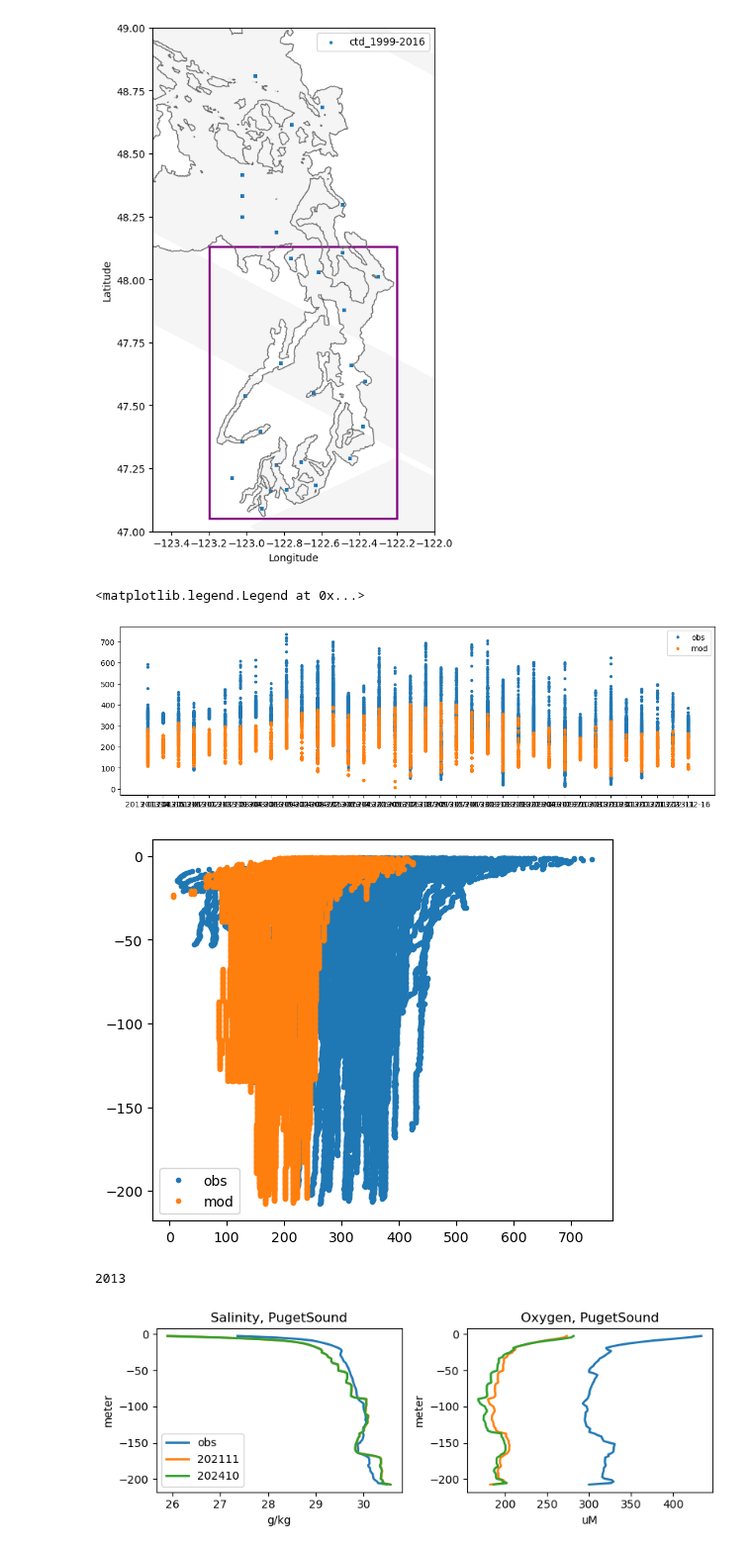
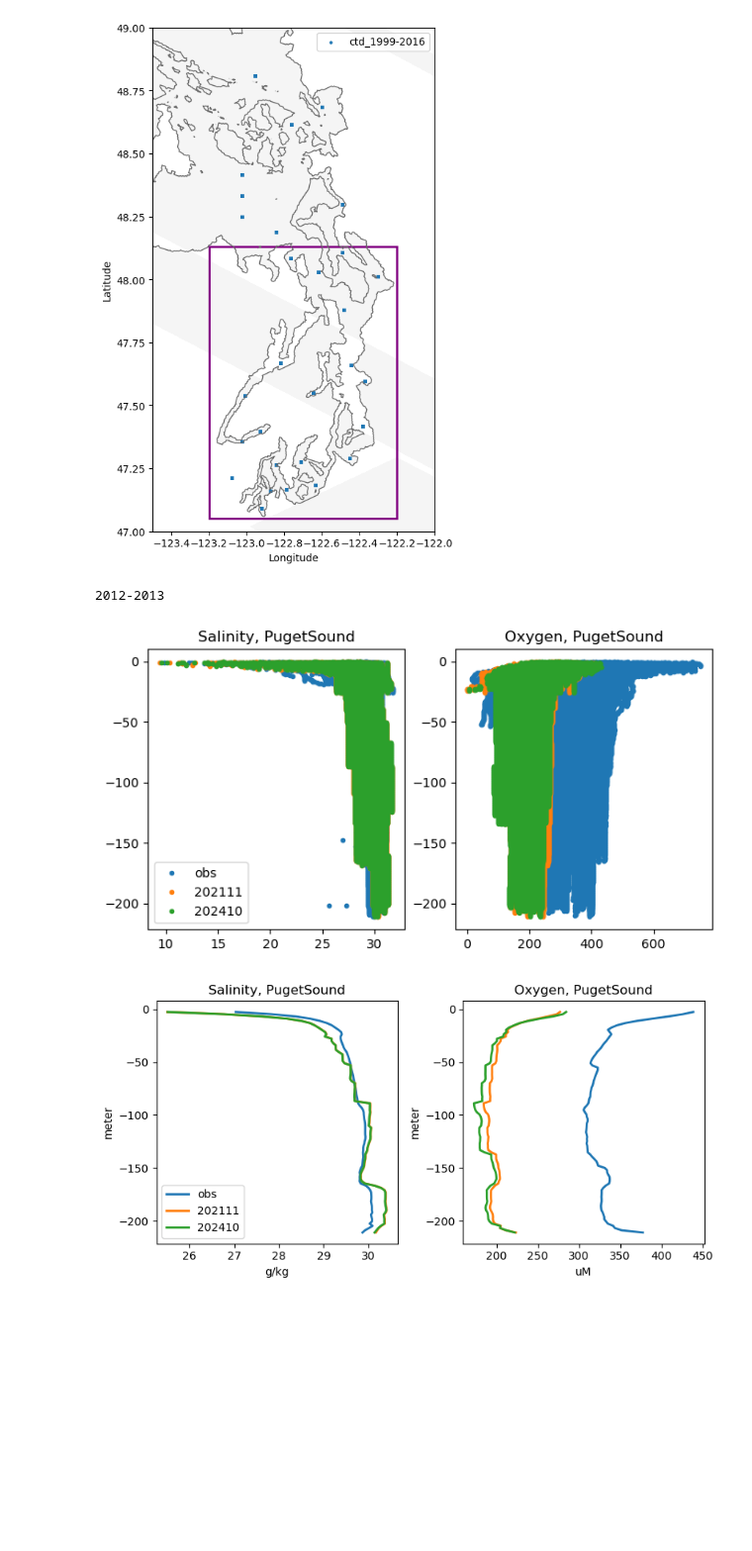
Before and after one commit to SalishSeaCast/analysis-abdoul, a Jupyter notebook: notebooks/Evals202410/Oxygen-202111-202410_PugetSound.ipynb, the cells around one changed output. Shown at 99% size. Cells and saved outputs as stored; diff of their text form; code cells hidden in the pictures; blank space fills up the shorter version.

Commit message:
evals oxygen Puget Sound - 2012-2013, obs from Dakota-UW

```diff
--- a/notebooks/Evals202410/Oxygen-202111-202410_PugetSound.ipynb
+++ b/notebooks/Evals202410/Oxygen-202111-202410_PugetSound.ipynb
@@ -233,11 +233,13 @@ for alpha in range(0,5):
     ctd.to_pickle('/ocean/atall/MOAD/Obs/ecology_fromDakota_UW/fixedTall/{}.p'.format(f'{filename}'))
 # %%
 # hourly matching data
-ctd202111 = pd.read_csv('/ocean/atall/MOAD/ObsModel/202111/ObsModel_202111_ctd_from_UW_20130101_20131231.csv')
-ctd202410 = pd.read_csv('/ocean/atall/MOAD/ObsModel/202410/ObsModel_202410_ctd_from_UW_20130101_20131231.csv')
-# daily matching data
-#ctd202111 = pd.read_csv('/ocean/atall/MOAD/ObsModel/202111daily/ObsModel_201905_ctd_from_UW_20130101_20131231.csv')
-#ctd202410 = pd.read_csv('/ocean/atall/MOAD/ObsModel/202410daily/ObsModel_202410_ctd_from_UW_20130101_20131231.csv')
+ctd202111_12 = pd.read_csv('/ocean/atall/MOAD/ObsModel/202111/ObsModel_202111_ctd_from_UW_20120101_20121231.csv')
+ctd202410_12 = pd.read_csv('/ocean/atall/MOAD/ObsModel/202410/ObsModel_202410_ctd_from_UW_20120101_20121231.csv')
+ctd202111_13 = pd.read_csv('/ocean/atall/MOAD/ObsModel/202111/ObsModel_202111_ctd_from_UW_20130101_20131231.csv')
+ctd202410_13 = pd.read_csv('/ocean/atall/MOAD/ObsModel/202410/ObsModel_202410_ctd_from_UW_20130101_20131231.csv')
+
+ctd202111 = pd.concat([ctd202111_12, ctd202111_13], ignore_index=True)
+ctd202410 = pd.concat([ctd202410_12, ctd202410_13], ignore_index=True)
 # %%
 fig, ax = plt.subplots(1,1,figsize=(5, 9))
 lon1,lon2,lat1,lat2 = (-123.2,-122.2,47.05,48.13)
@@ -269,19 +271,6 @@ plt.gca().add_patch(rect)
 # %%
 df_21 = ctd202111[ ctd202111['Lon'].between(lon1, lon2) & ctd202111['Lat'].between(lat1, lat2) ]
 df_24 = ctd202410[ ctd202410['Lon'].between(lon1, lon2) & ctd202410['Lat'].between(lat1, lat2) ]
-# %%
-fig, ax = plt.subplots(1, 1, figsize=(14, 4))
-ax.plot(df_24.dtUTC, df_24.Oxygen_Dissolved ,'.', label='obs')
-ax.plot(df_24.dtUTC, df_24.mod_dissolved_oxygen,'.', label='mod')
-ax.legend()
-fig, ax = plt.subplots(1, 1, figsize=(6, 5))
-ax.plot(df_24.Oxygen_Dissolved, -df_24.Z, '.',label='obs')
-ax.plot(df_24.mod_dissolved_oxygen, -df_24.Z, '.', label='mod')
-ax.legend()
-# %% [output]
-<matplotlib.legend.Legend at 0x...>
-[figure, removed]
-[figure, removed]
 # %%
 def profiles(tracer,colour,ax):
     if tracer == 'Salinity':
@@ -308,22 +297,36 @@ def profiles(tracer,colour,ax):
     ax.set_xlabel(unit)
     ax.set_ylabel(unity)
 # %%
-print('2013')
+print('2012-2013')
 i, j = (0, 1)
-fig, ax = plt.subplots(1, 2, figsize=(8,3))
+fig, ax = plt.subplots(1, 2, figsize=(8, 4))
+title = 'Salinity, PugetSound'
+ax[i].set_title(title,fontsize=12)
+title = 'Oxygen, PugetSound'
+ax[j].set_title(title,fontsize=12)
+ax[i].plot(df_24.Salinity, -df_24.Z, '.',label='obs')
+ax[i].plot(df_21.mod_vosaline, -df_21.Z, '.', label='202111')
+ax[i].plot(df_24.mod_vosaline, -df_24.Z, '.', label='202410')
+ax[i].legend()
+ax[j].plot(df_24.Oxygen_Dissolved, -df_24.Z, '.',label='obs')
+ax[j].plot(df_21.mod_dissolved_oxygen, -df_21.Z, '.', label='202111')
+ax[j].plot(df_24.mod_dissolved_oxygen, -df_24.Z, '.', label='202410')
+
+fig, ax = plt.subplots(1, 2, figsize=(8,4))
 
 title = 'Salinity, PugetSound'
 ax[i].set_title(title,fontsize=12)
 
 title = 'Oxygen, PugetSound'
 ax[j].set_title(title,fontsize=12)
 
 # plot profiles Saaanich Inlet
 
 profiles('Salinity','k',ax[0])
 profiles('DO','k',ax[1])
 ax[0].legend()
 plt.tight_layout()
 # %% [output]
-2013
+2012-2013
-[figure, old version]
+[figure, new version]
+[figure, added]
```
